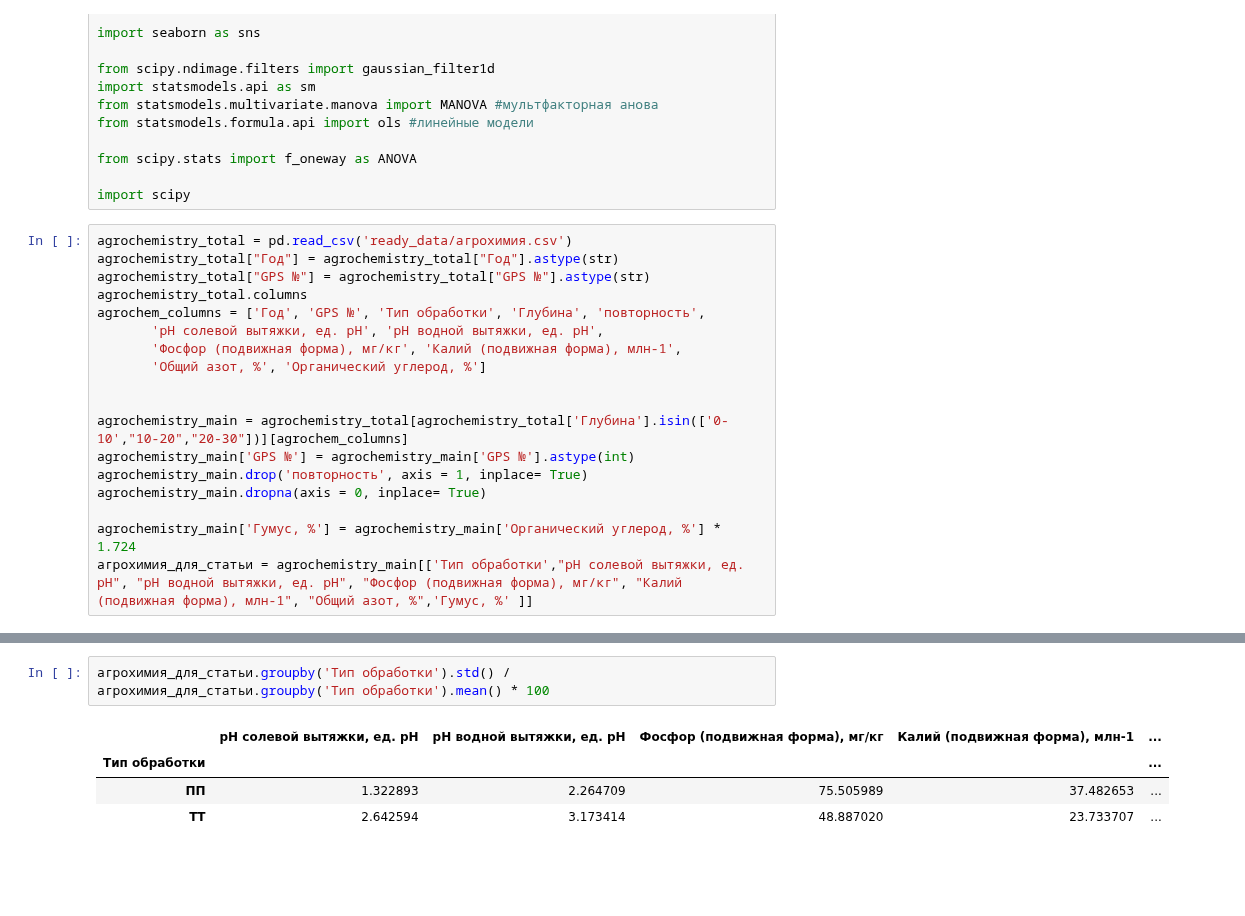
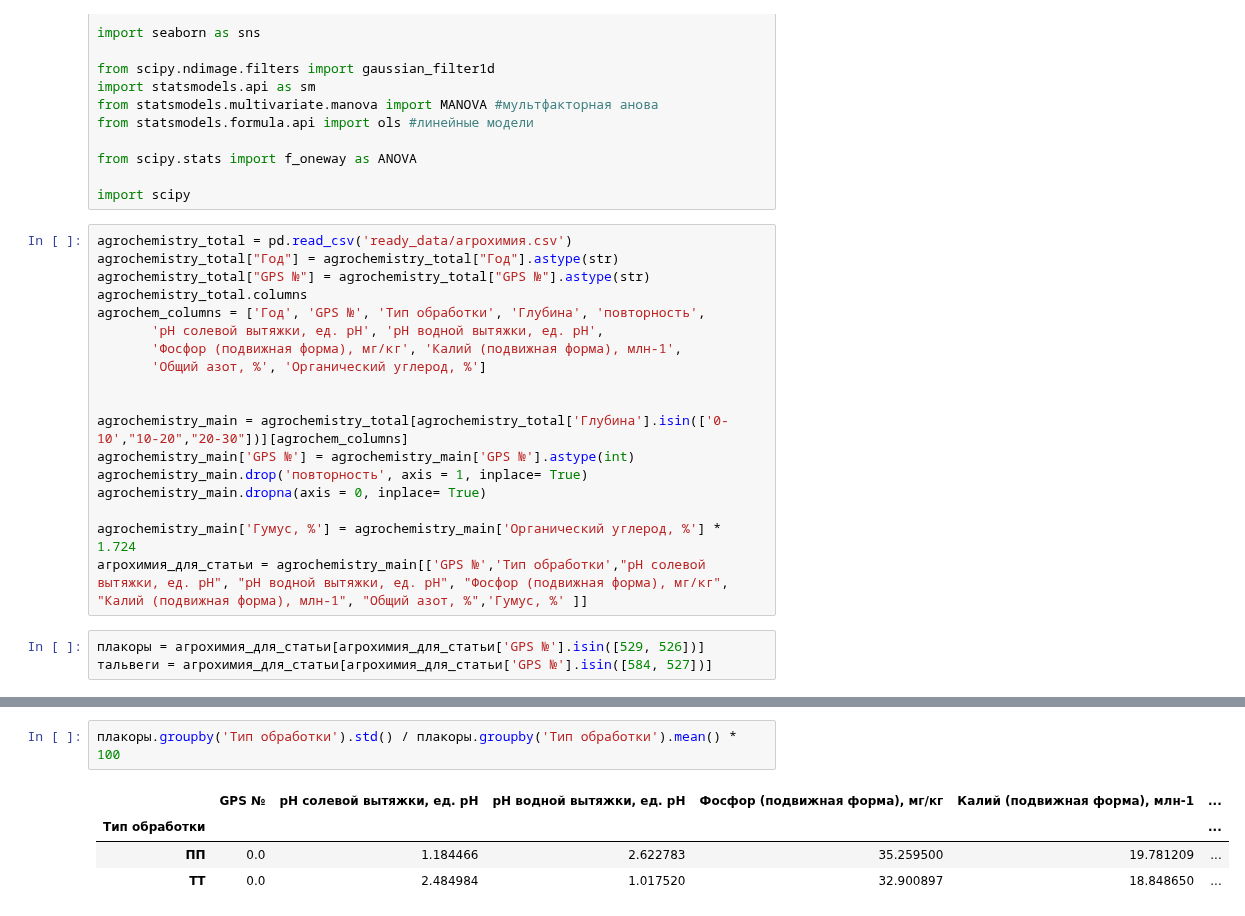
Before and after one commit to hukitoc94/total_archangelskiy, a Jupyter notebook: field_scale/field_data/полевые данные общая/для_статьи.ipynb, the cells around one changed output, grey strips where cells are left out. Drawn from its saved outputs; the diff is of its cells as text; blank space fills up the shorter version.

```diff
--- a/field_scale/field_data/полевые данные общая/для_статьи.ipynb
+++ b/field_scale/field_data/полевые данные общая/для_статьи.ipynb
@@ -37,5 +37,8 @@ agrochemistry_main.drop('повторность', axis = 1, inplace= True)
 agrochemistry_main.dropna(axis = 0, inplace= True)
 
 agrochemistry_main['Гумус, %'] = agrochemistry_main['Органический углерод, %'] * 1.724
-агрохимия_для_статьи = agrochemistry_main[['Тип обработки',"рН солевой вытяжки, ед. рН", "рН водной вытяжки, ед. рН", "Фосфор (подвижная форма), мг/кг", "Калий (подвижная форма), млн-1", "Общий азот, %",'Гумус, %' ]]
+агрохимия_для_статьи = agrochemistry_main[['GPS №','Тип обработки',"рН солевой вытяжки, ед. рН", "рН водной вытяжки, ед. рН", "Фосфор (подвижная форма), мг/кг", "Калий (подвижная форма), млн-1", "Общий азот, %",'Гумус, %' ]]
+# %%
+плакоры = агрохимия_для_статьи[агрохимия_для_статьи['GPS №'].isin([529, 526])]
+тальвеги = агрохимия_для_статьи[агрохимия_для_статьи['GPS №'].isin([584, 527])]
 # %%
@@ -62,10 +65,10 @@ agrochemistry_main['Гумус, %'] = agrochemistry_main['Органически
 # %%
-агрохимия_для_статьи.groupby('Тип обработки').std() / агрохимия_для_статьи.groupby('Тип обработки').mean() * 100
+плакоры.groupby('Тип обработки').std() / плакоры.groupby('Тип обработки').mean() * 100
 # %% [output]
-|  | рН солевой вытяжки, ед. рН | рН водной вытяжки, ед. рН | Фосфор (подвижная форма), мг/кг | Калий (подвижная форма), млн-1 | ... |
-| Тип обработки |  |  |  |  | ... |
-| ПП | 1.322893 | 2.264709 | 75.505989 | 37.482653 | ... |
-| ТТ | 2.642594 | 3.173414 | 48.887020 | 23.733707 | ... |
+|  | GPS № | рН солевой вытяжки, ед. рН | рН водной вытяжки, ед. рН | Фосфор (подвижная форма), мг/кг | Калий (подвижная форма), млн-1 | ... |
+| Тип обработки |  |  |  |  |  | ... |
+| ПП | 0.0 | 1.184466 | 2.622783 | 35.259500 | 19.781209 | ... |
+| ТТ | 0.0 | 2.484984 | 1.017520 | 32.900897 | 18.848650 | ... |
 # %%
 agrochem_prop = [
     "рН солевой вытяжки, ед. рН",
```
Also changed, not shown: parts of 15 cells of this notebook.
